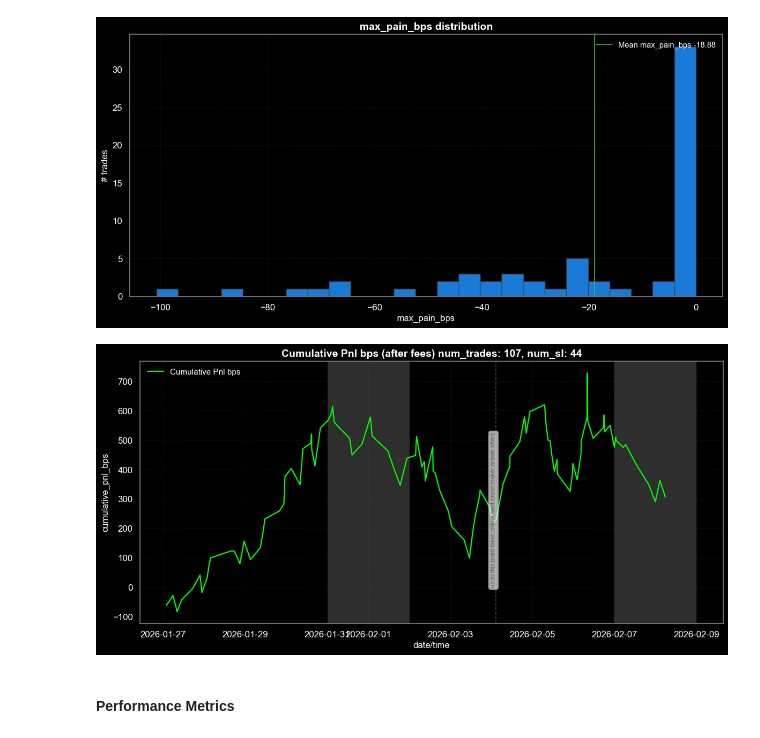
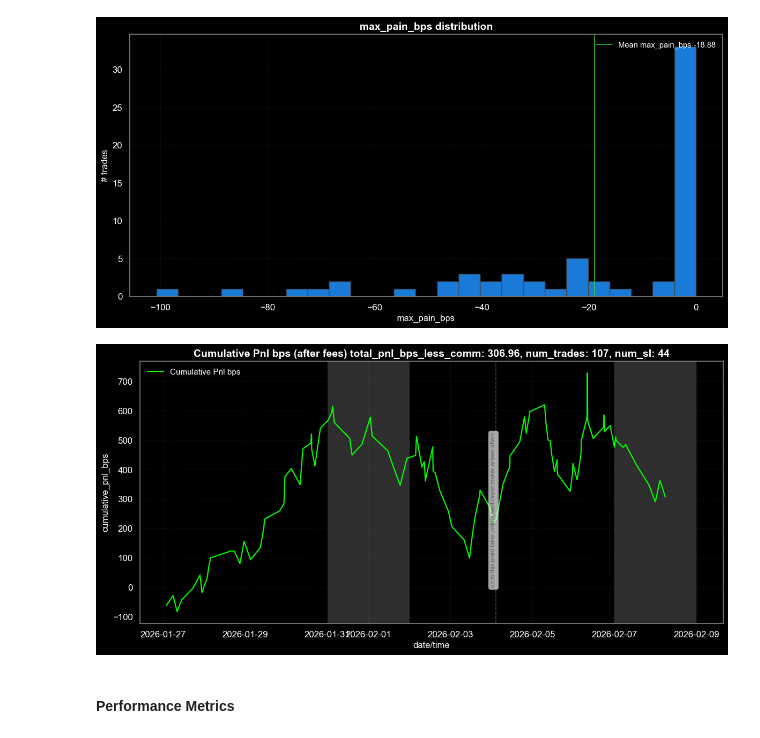
Before and after one commit to r0bbar/siglab, a Jupyter notebook: siglab_py/algo/orderhist_cache_viewer.ipynb, the cells around one changed output. Cells and saved outputs as stored; diff of their text form; code cells hidden in the pictures.

```diff
--- a/siglab_py/algo/orderhist_cache_viewer.ipynb
+++ b/siglab_py/algo/orderhist_cache_viewer.ipynb
@@ -162,7 +162,7 @@ plt.plot(
     label='Cumulative Pnl bps'
 )
 
-plt.title(f'Cumulative Pnl bps (after fees) num_trades: {num_trades}, num_sl: {num_sl}',
+plt.title(f'Cumulative Pnl bps (after fees) total_pnl_bps_less_comm: {total_pnl_bps_less_comm}, num_trades: {num_trades}, num_sl: {num_sl}',
           fontsize=14, fontweight='bold', color='white')
 plt.xlabel('date/time', fontsize=12, color='white')
 plt.ylabel('cumulative_pnl_bps', fontsize=12, color='white')
@@ -199,34 +199,34 @@ for idx, row in events.iterrows():
             color='dimgray',
             linewidth=1.1,
             linestyle='--',
             alpha=0.7,
             zorder=5
         )
 
         ax.text(
             x=ts,
             y=0.03,
             s=remark,
             color='dimgray',
             fontsize=8,
             fontweight='normal',
             ha='right',
             va='bottom',
             rotation=90,
             bbox=dict(
                 facecolor='white',
                 alpha=0.65,
                 edgecolor='none',
                 pad=1.6,
                 boxstyle='round,pad=0.4'
             ),
             zorder=6
         )
 
 plt.tight_layout()
 plt.show()
 # %% [output]
-[figure, old version]
+[figure, new version]
 # %%
 # https://github.com/ranaroussi/quantstats
 %matplotlib inline
```
